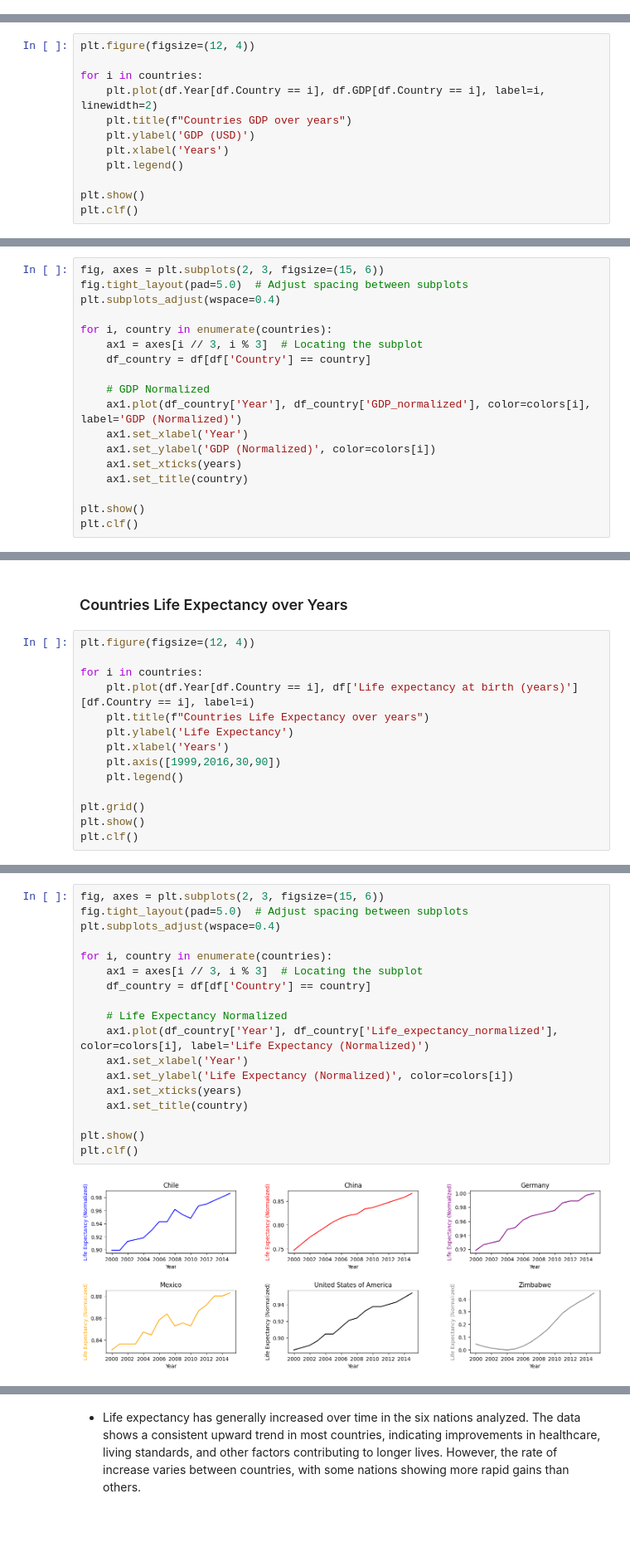
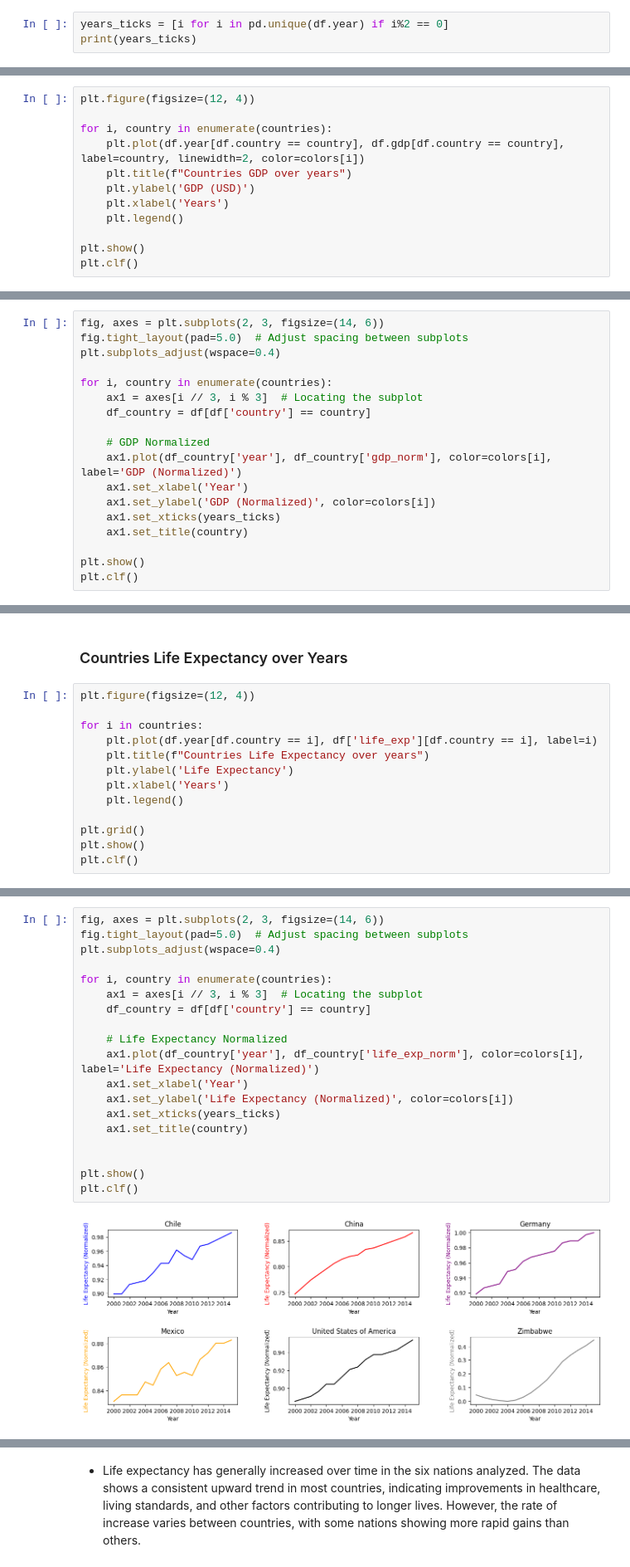
Before and after one commit to raserr11/life_expectancy_gdp_relation_analisys, a Jupyter notebook: life_expectancy_gdp.ipynb, the cells around one changed output, grey strips where cells are left out. Shown: that part at 83% size. Cells and saved outputs as stored; diff of their text form; blank space fills up the shorter version.

```diff
--- a/life_expectancy_gdp.ipynb
+++ b/life_expectancy_gdp.ipynb
@@ -72,0 +78,3 @@ print(countries)
+# %%
+years_ticks = [i for i in pd.unique(df.year) if i%2 == 0]
+print(years_ticks)
@@ -75,8 +85,8 @@ print(countries)
 # %%
 plt.figure(figsize=(12, 4))
 
-for i in countries:
-    plt.plot(df.Year[df.Country == i], df.GDP[df.Country == i], label=i, linewidth=2)
+for i, country in enumerate(countries):
+    plt.plot(df.year[df.country == country], df.gdp[df.country == country], label=country, linewidth=2, color=colors[i])
     plt.title(f"Countries GDP over years")
     plt.ylabel('GDP (USD)')
     plt.xlabel('Years')
@@ -89,18 +99,18 @@ plt.clf()
 <Figure size 640x480 with 0 Axes>
 # %%
-fig, axes = plt.subplots(2, 3, figsize=(15, 6))
+fig, axes = plt.subplots(2, 3, figsize=(14, 6))
 fig.tight_layout(pad=5.0)  # Adjust spacing between subplots
 plt.subplots_adjust(wspace=0.4)
 
 for i, country in enumerate(countries):
     ax1 = axes[i // 3, i % 3]  # Locating the subplot
-    df_country = df[df['Country'] == country]
+    df_country = df[df['country'] == country]
 
     # GDP Normalized
-    ax1.plot(df_country['Year'], df_country['GDP_normalized'], color=colors[i], label='GDP (Normalized)')
+    ax1.plot(df_country['year'], df_country['gdp_norm'], color=colors[i], label='GDP (Normalized)')
     ax1.set_xlabel('Year')
     ax1.set_ylabel('GDP (Normalized)', color=colors[i])
-    ax1.set_xticks(years)
+    ax1.set_xticks(years_ticks)
     ax1.set_title(country)
 
 plt.show()
@@ -116,11 +126,10 @@ plt.clf()
 plt.figure(figsize=(12, 4))
 
 for i in countries:
-    plt.plot(df.Year[df.Country == i], df['Life expectancy at birth (years)'][df.Country == i], label=i)
+    plt.plot(df.year[df.country == i], df['life_exp'][df.country == i], label=i)
     plt.title(f"Countries Life Expectancy over years")
     plt.ylabel('Life Expectancy')
     plt.xlabel('Years')
-    plt.axis([1999,2016,30,90])
     plt.legend()
 
 plt.grid()
@@ -131,24 +140,25 @@ plt.clf()
 <Figure size 640x480 with 0 Axes>
 # %%
-fig, axes = plt.subplots(2, 3, figsize=(15, 6))
+fig, axes = plt.subplots(2, 3, figsize=(14, 6))
 fig.tight_layout(pad=5.0)  # Adjust spacing between subplots
 plt.subplots_adjust(wspace=0.4)
 
 for i, country in enumerate(countries):
     ax1 = axes[i // 3, i % 3]  # Locating the subplot
-    df_country = df[df['Country'] == country]
+    df_country = df[df['country'] == country]
 
     # Life Expectancy Normalized
-    ax1.plot(df_country['Year'], df_country['Life_expectancy_normalized'], color=colors[i], label='Life Expectancy (Normalized)')
+    ax1.plot(df_country['year'], df_country['life_exp_norm'], color=colors[i], label='Life Expectancy (Normalized)')
     ax1.set_xlabel('Year')
     ax1.set_ylabel('Life Expectancy (Normalized)', color=colors[i])
-    ax1.set_xticks(years)
+    ax1.set_xticks(years_ticks)
     ax1.set_title(country)
+
 
 plt.show()
 plt.clf()
 # %% [output]
-[figure, old version]
+[figure, new version]
 <Figure size 640x480 with 0 Axes>
 # %% [markdown]
 - Life expectancy has generally increased over time in the six nations analyzed. The data shows a consistent upward trend in most countries, indicating improvements in healthcare, living standards, and other factors contributing to longer lives. However, the rate of increase varies between countries, with some nations showing more rapid gains than others.
```
Also changed, not shown: parts of 17 cells of this notebook, 1 other file.
